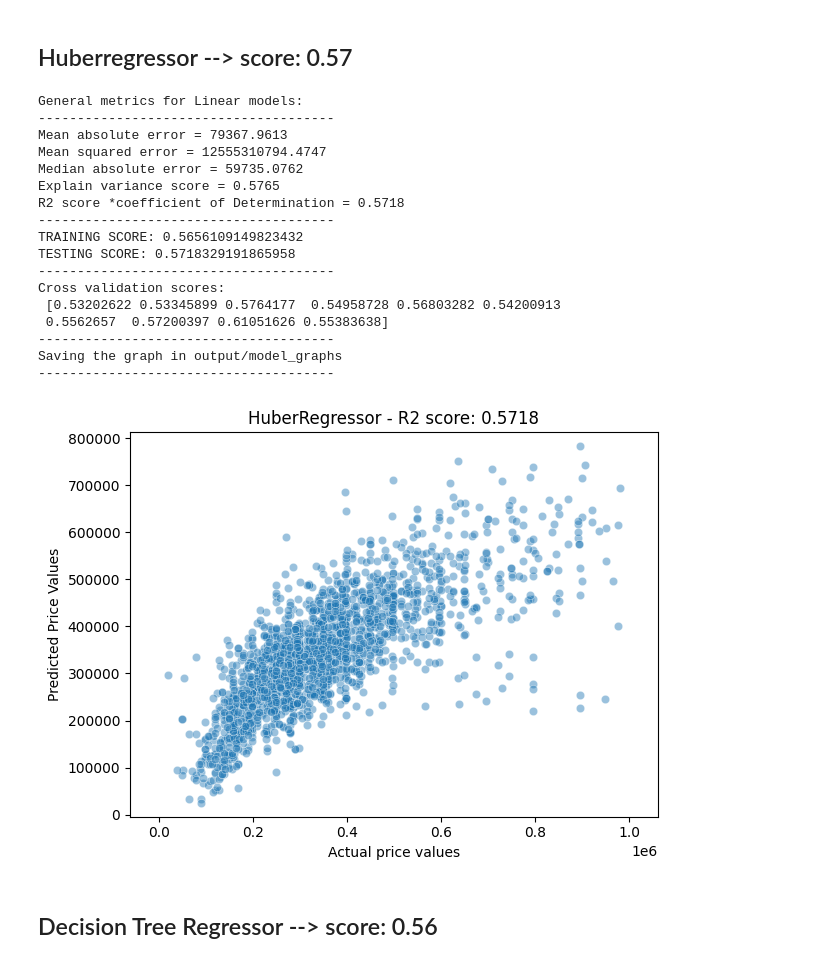
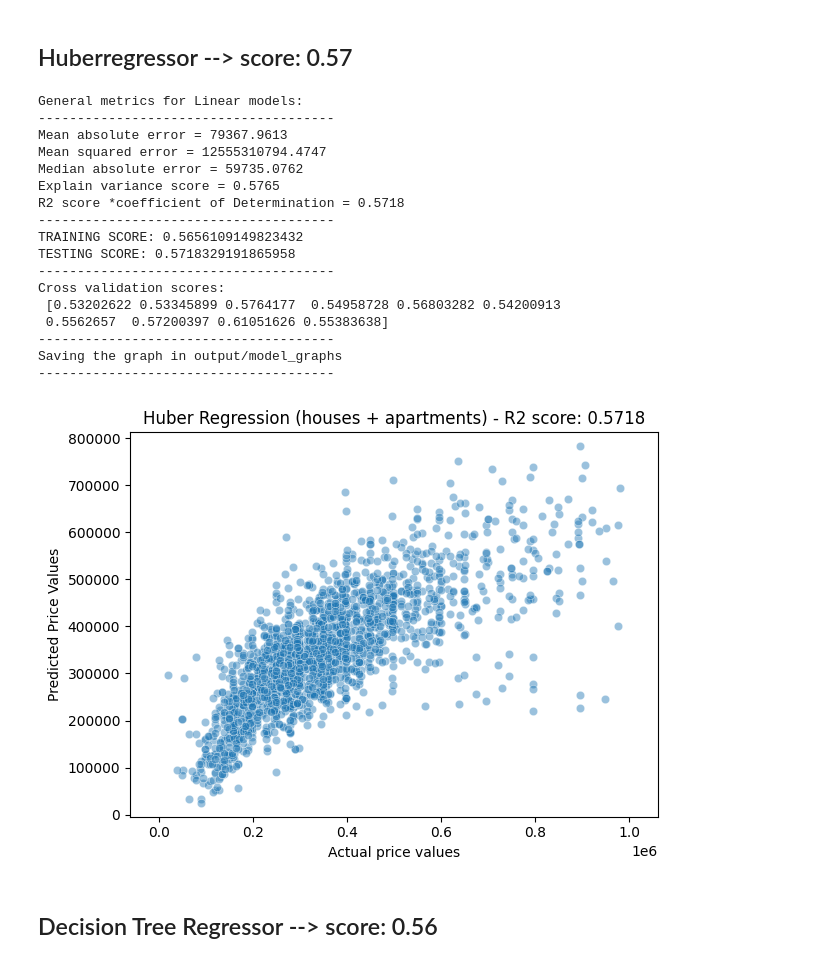
Before and after one commit to nikolaaswillaert/ImmoElizaDataAnalysis, a Jupyter notebook: main.ipynb, the cells around one changed output. Drawn from its saved outputs; the diff is of its cells as text; code cells hidden in the pictures.

```diff
--- a/main.ipynb
+++ b/main.ipynb
@@ -273,7 +311,7 @@ X = new_df.drop(columns=['price'], axis=1)
 y = df['price']
 
 degree = 1
-train_polynomial_regr(X, y, degree, 'Polynomial Regression (full dataset)')
+train_polynomial_regr(X, y, degree, 'Polynomial Regression (houses + apartments)')
 # %% [output]
 General metrics for Linear models:
 --------------------------------------
@@ -299,26 +337,26 @@ Saving the graph in output/model_graphs
 # %%
 from src.model_functions import train_huberregressor
 
-train_huberregressor(X,y, 'Huber Regression (full dataset)')
+train_huberregressor(X,y, 'Huber Regression (houses + apartments)')
 # %% [output]
 General metrics for Linear models:
 --------------------------------------
 Mean absolute error = 79367.9613
 Mean squared error = 12555310794.4747
 Median absolute error = 59735.0762
 Explain variance score = 0.5765
 R2 score *coefficient of Determination = 0.5718
 --------------------------------------
 TRAINING SCORE: 0.5656109149823432
 TESTING SCORE: 0.5718329191865958
 --------------------------------------
 Cross validation scores:
  [0.53202622 0.53345899 0.5764177  0.54958728 0.56803282 0.54200913
  0.5562657  0.57200397 0.61051626 0.55383638]
 --------------------------------------
 Saving the graph in output/model_graphs
 --------------------------------------
-[figure, old version]
+[figure, new version]
 # %% [markdown]
 ## Decision Tree Regressor --> score: 0.56
 # %%
```
Also changed, not shown: parts of 31 cells of this notebook, 34 other files.
